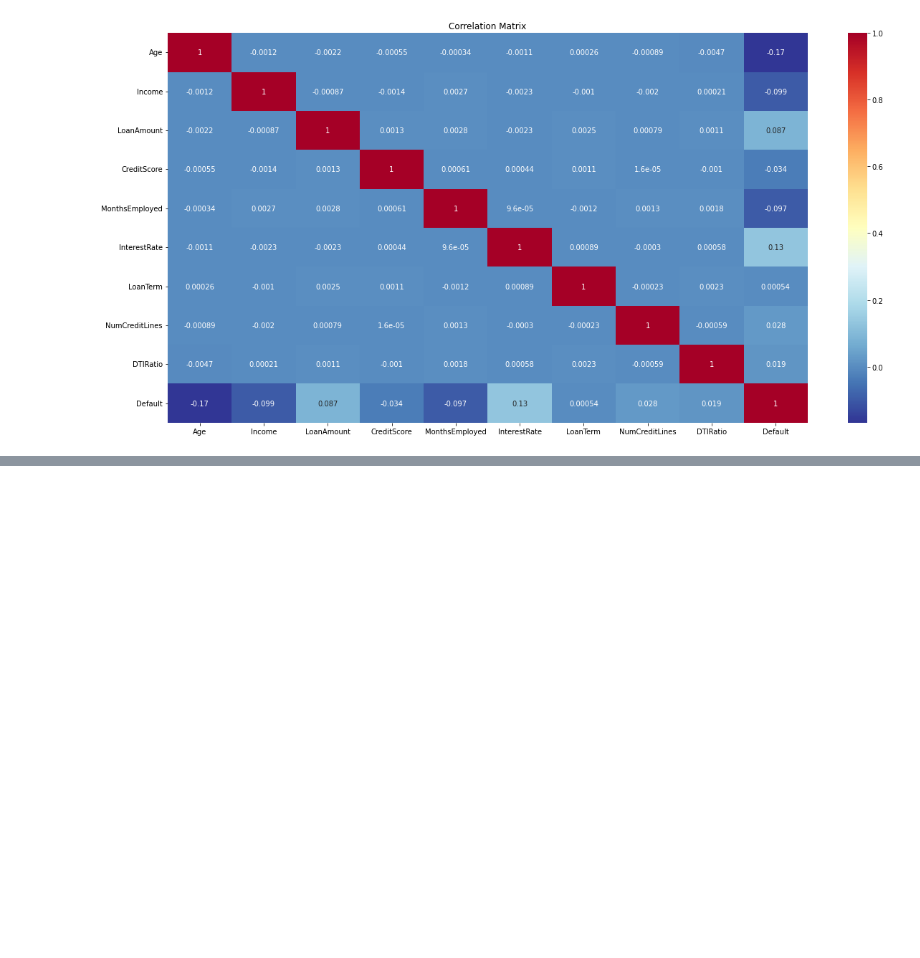
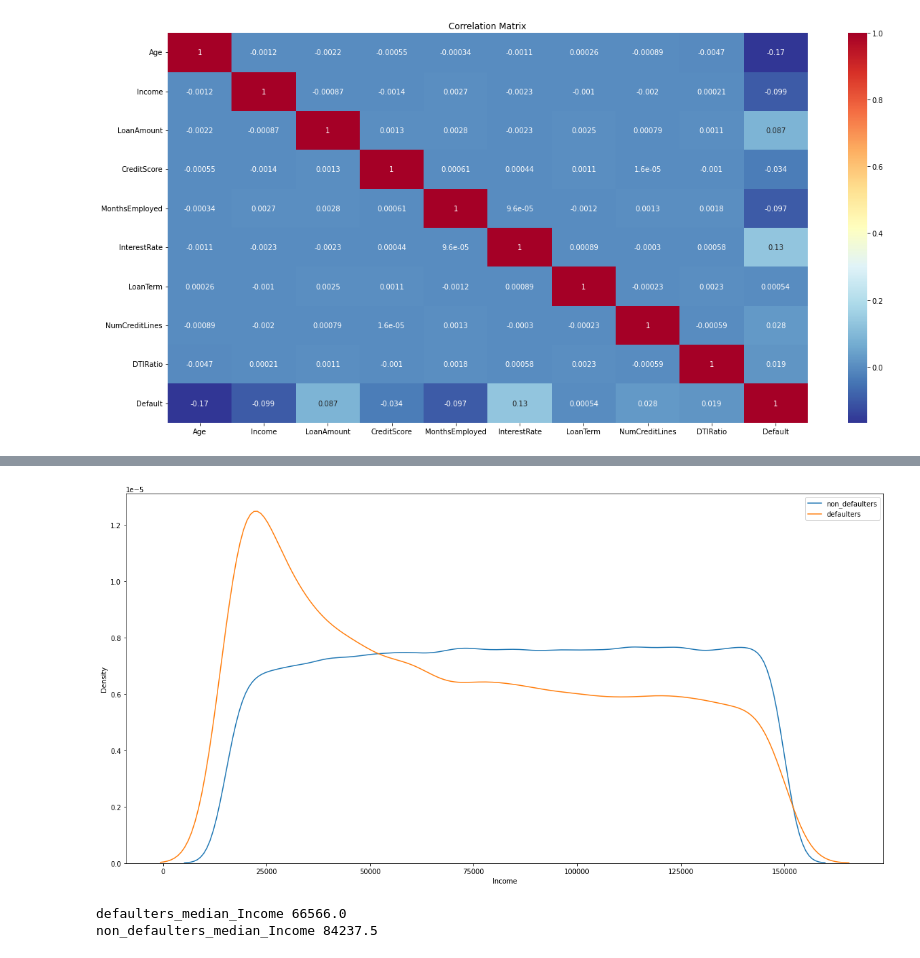
Before and after one commit to kushalasn/Loan-Default, a Jupyter notebook: Loan_prediction.ipynb, the cells around one changed output, grey strips where cells are left out. Cells and saved outputs as stored; diff of their text form; code cells hidden in the pictures; blank space fills up the shorter version.

```diff
--- a/Loan_prediction.ipynb
+++ b/Loan_prediction.ipynb
@@ -234,0 +261,26 @@ plt.show()
+# %%
+def kde_function(var,df):
+
+    non_defaulters_median_Income=df.loc[df['Default']==0,var].median()
+    defaulters_median_Income=df.loc[df['Default']==1,var].median()
+    plt.figure(figsize=(20,10))
+    sns.kdeplot(df.loc[df['Default']==0,var],label='non_defaulters')
+    sns.kdeplot(df.loc[df['Default']==1,var],label='defaulters')
+    plt.xlabel(var)
+    plt.ylabel('Density')
+    plt.legend()
+    plt.show()
+
+    print('defaulters_median_Income',defaulters_median_Income)
+    print('non_defaulters_median_Income',non_defaulters_median_Income)
+
+
+
+
+
+
+kde_function('Income',data)
+# %% [output]
+[figure, added]
+defaulters_median_Income 66566.0
+non_defaulters_median_Income 84237.5
```
Also changed, not shown: parts of 40 cells of this notebook.
